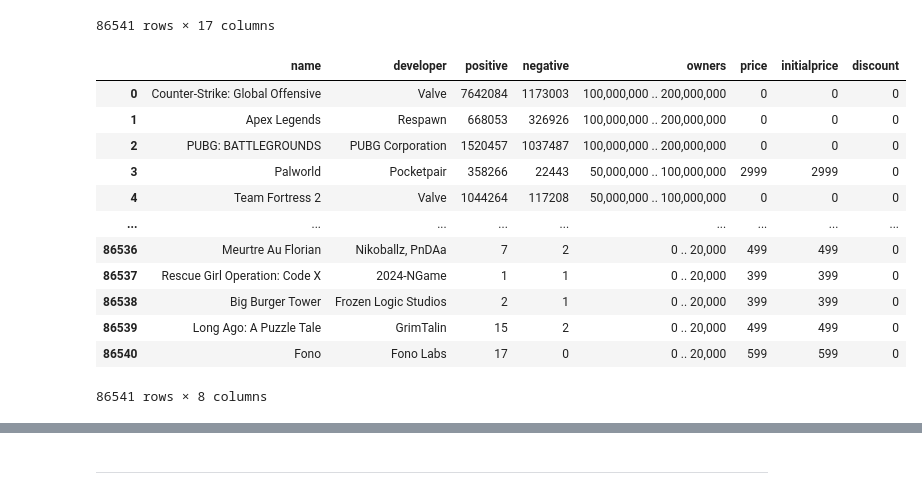
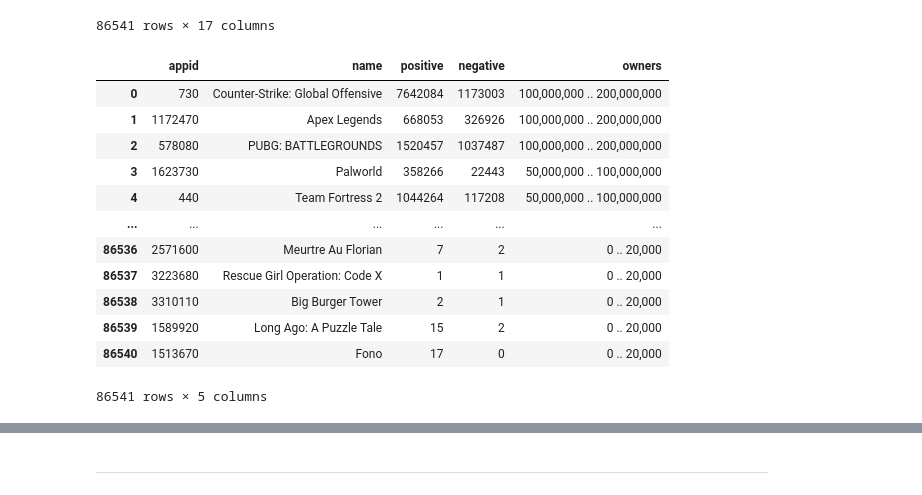
Before and after one commit to MetalMaxALIZ/Proyecto, a Jupyter notebook: pruebas.ipynb, the cells around one changed output, grey strips where cells are left out. Saved outputs shown, nothing was run; the diff lists cells and outputs as text; code cells hidden in the pictures.

Commit message:
API Steam

```diff
--- a/pruebas.ipynb
+++ b/pruebas.ipynb
@@ -105,22 +145,22 @@ df_steam_spy
 86541 rows × 17 columns
 # %%
 # Nos quedamos solo con las columnas de interés
-columnas_interes_steam_spy = ['name', 'developer','positive','negative', 'owners', 'price', 'initialprice', 'discount']
+columnas_interes_steam_spy = ['appid','name','positive','negative', 'owners']
 df_steam_spy_interes = df_steam_spy[columnas_interes_steam_spy]
 df_steam_spy_interes
 # %% [output]
-|  | name | developer | positive | negative | owners | price | initialprice | discount |
-| 0 | Counter-Strike: Global Offensive | Valve | 7642084 | 1173003 | 100,000,000 .. 200,000,000 | 0 | 0 | 0 |
-| 1 | Apex Legends | Respawn | 668053 | 326926 | 100,000,000 .. 200,000,000 | 0 | 0 | 0 |
-| 2 | PUBG: BATTLEGROUNDS | PUBG Corporation | 1520457 | 1037487 | 100,000,000 .. 200,000,000 | 0 | 0 | 0 |
-| 3 | Palworld | Pocketpair | 358266 | 22443 | 50,000,000 .. 100,000,000 | 2999 | 2999 | 0 |
-| 4 | Team Fortress 2 | Valve | 1044264 | 117208 | 50,000,000 .. 100,000,000 | 0 | 0 | 0 |
-| ... | ... | ... | ... | ... | ... | ... | ... | ... |
-| 86536 | Meurtre Au Florian | Nikoballz, PnDAa | 7 | 2 | 0 .. 20,000 | 499 | 499 | 0 |
-| 86537 | Rescue Girl Operation: Code X | 2024-NGame | 1 | 1 | 0 .. 20,000 | 399 | 399 | 0 |
-| 86538 | Big Burger Tower | Frozen Logic Studios | 2 | 1 | 0 .. 20,000 | 399 | 399 | 0 |
-| 86539 | Long Ago: A Puzzle Tale | GrimTalin | 15 | 2 | 0 .. 20,000 | 499 | 499 | 0 |
-| 86540 | Fono | Fono Labs | 17 | 0 | 0 .. 20,000 | 599 | 599 | 0 |
+|  | appid | name | positive | negative | owners |
+| 0 | 730 | Counter-Strike: Global Offensive | 7642084 | 1173003 | 100,000,000 .. 200,000,000 |
+| 1 | 1172470 | Apex Legends | 668053 | 326926 | 100,000,000 .. 200,000,000 |
+| 2 | 578080 | PUBG: BATTLEGROUNDS | 1520457 | 1037487 | 100,000,000 .. 200,000,000 |
+| 3 | 1623730 | Palworld | 358266 | 22443 | 50,000,000 .. 100,000,000 |
+| 4 | 440 | Team Fortress 2 | 1044264 | 117208 | 50,000,000 .. 100,000,000 |
+| ... | ... | ... | ... | ... | ... |
+| 86536 | 2571600 | Meurtre Au Florian | 7 | 2 | 0 .. 20,000 |
+| 86537 | 3223680 | Rescue Girl Operation: Code X | 1 | 1 | 0 .. 20,000 |
+| 86538 | 3310110 | Big Burger Tower | 2 | 1 | 0 .. 20,000 |
+| 86539 | 1589920 | Long Ago: A Puzzle Tale | 15 | 2 | 0 .. 20,000 |
+| 86540 | 1513670 | Fono | 17 | 0 | 0 .. 20,000 |
-86541 rows × 8 columns
+86541 rows × 5 columns
 # %%
 # Reemplazamos los las filas que contengan el string None de la columna price por NaN
```
Also changed, not shown: parts of 22 cells of this notebook, 3 other files.
